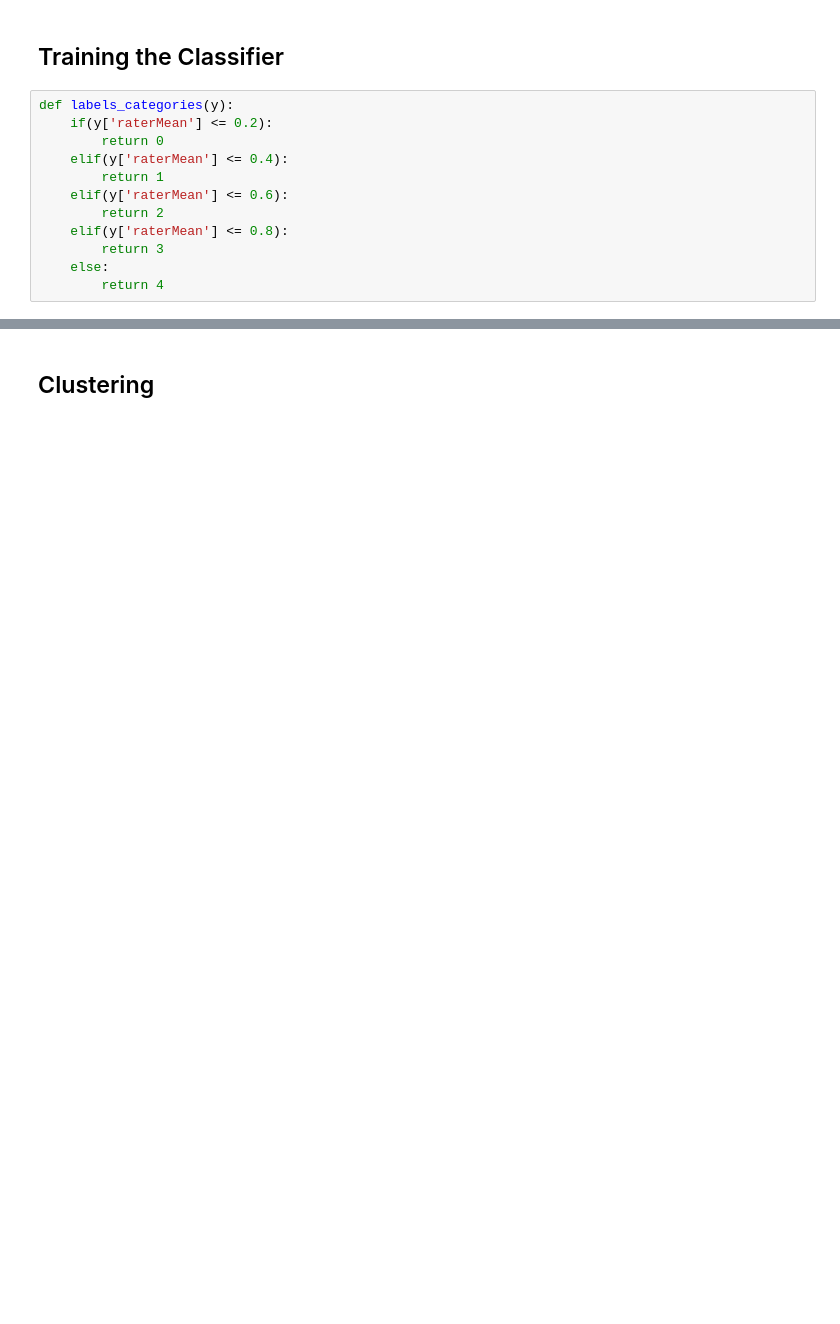
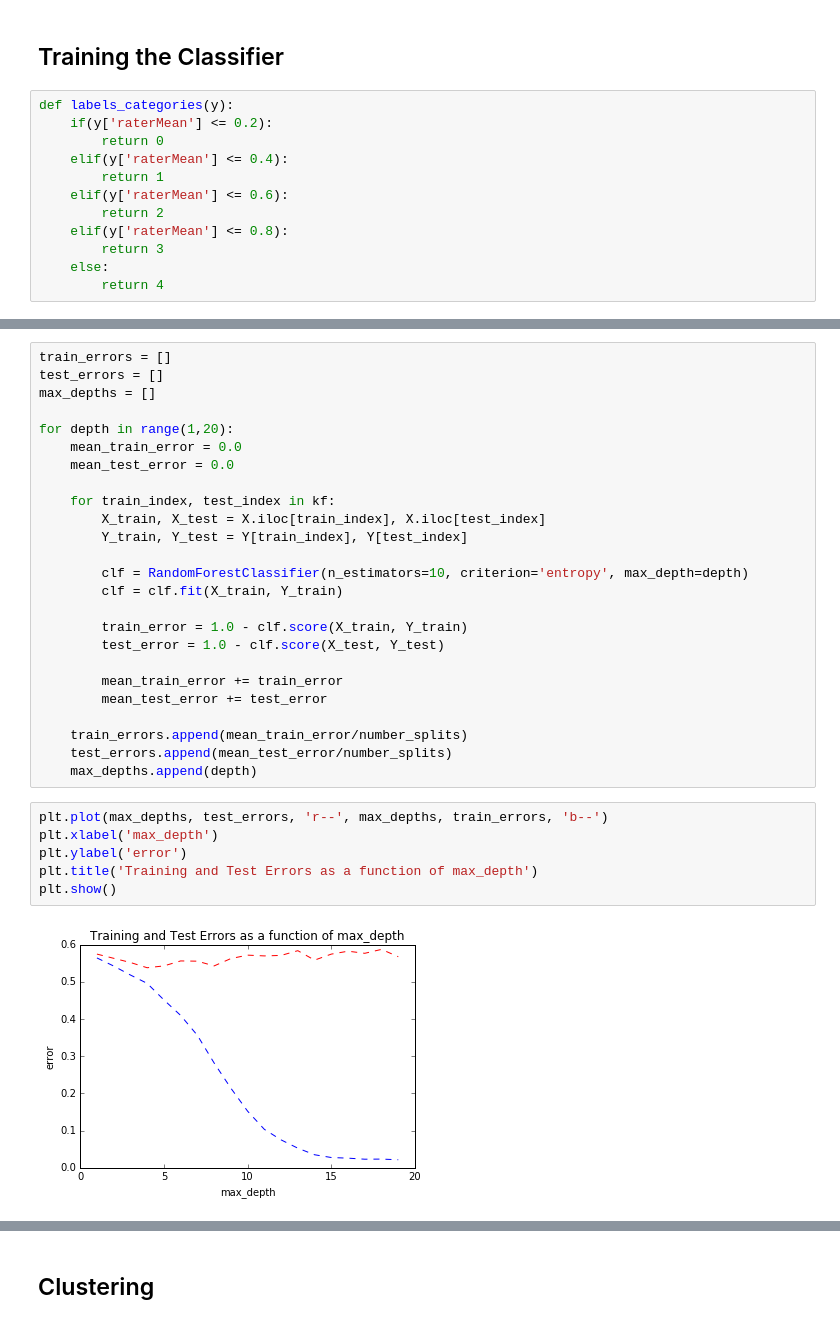
Before and after one commit to Symsystem/adaepflHomework, a Jupyter notebook: 04 - Applied ML/04 - Applied ML.ipynb, the cells around one changed output, grey strips where cells are left out. Drawn from its saved outputs; the diff is of its cells as text; blank space fills up the shorter version.

```diff
--- a/04 - Applied ML/04 - Applied ML.ipynb
+++ b/04 - Applied ML/04 - Applied ML.ipynb
@@ -239,0 +231,33 @@ plt.show()
+# %%
+train_errors = []
+test_errors = []
+max_depths = []
+
+for depth in range(1,20):
+    mean_train_error = 0.0
+    mean_test_error = 0.0
+
+    for train_index, test_index in kf:
+        X_train, X_test = X.iloc[train_index], X.iloc[test_index]
+        Y_train, Y_test = Y[train_index], Y[test_index]
+
+        clf = RandomForestClassifier(n_estimators=10, criterion='entropy', max_depth=depth)
+        clf = clf.fit(X_train, Y_train)
+
+        train_error = 1.0 - clf.score(X_train, Y_train)
+        test_error = 1.0 - clf.score(X_test, Y_test)
+
+        mean_train_error += train_error
+        mean_test_error += test_error
+
+    train_errors.append(mean_train_error/number_splits)
+    test_errors.append(mean_test_error/number_splits)
+    max_depths.append(depth)
+# %%
+plt.plot(max_depths, test_errors, 'r--', max_depths, train_errors, 'b--')
+plt.xlabel('max_depth')
+plt.ylabel('error')
+plt.title('Training and Test Errors as a function of max_depth')
+plt.show()
+# %% [output]
+[figure, added]
```
Also changed, not shown: parts of 11 cells of this notebook.
